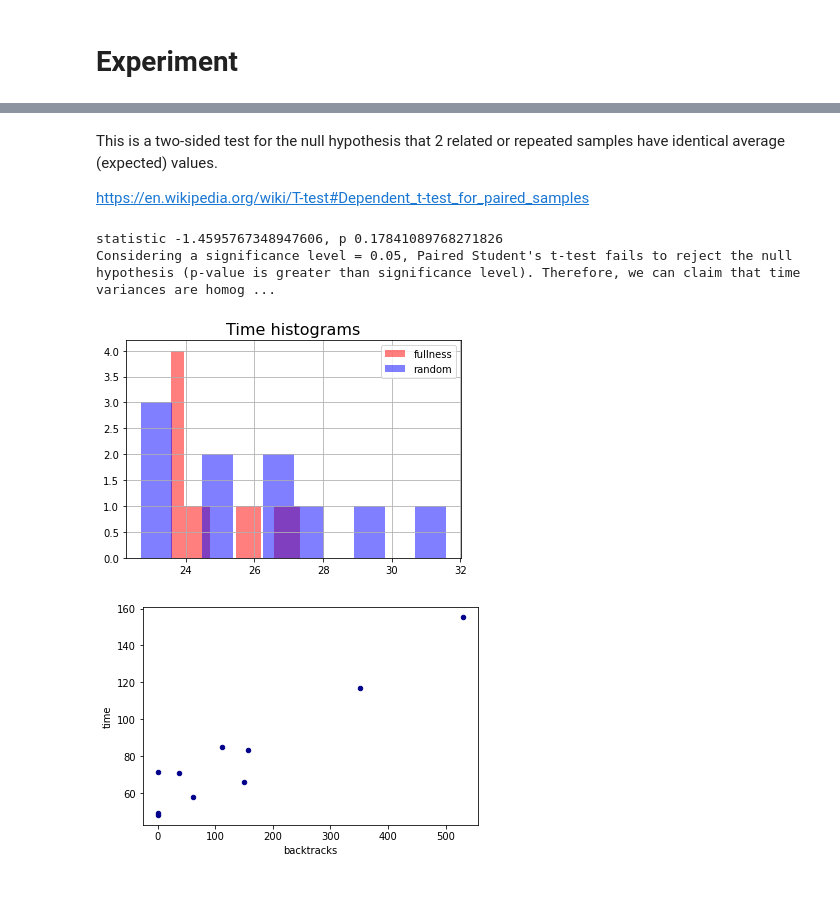
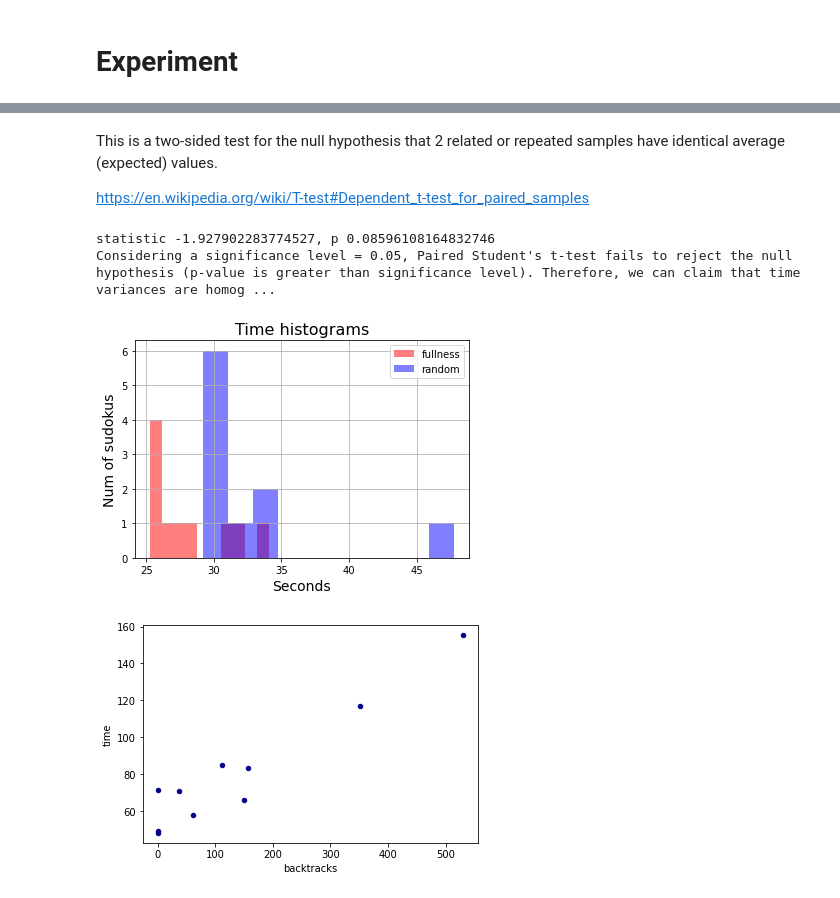
Before and after one commit to OlegBEZb/SudokuSATSolver, a Jupyter notebook: SAT_Sudoku.ipynb, the cells around one changed output, grey strips where cells are left out. Drawn from its saved outputs; the diff is of its cells as text; code cells hidden in the pictures.

```diff
--- a/SAT_Sudoku.ipynb
+++ b/SAT_Sudoku.ipynb
@@ -139,39 +114,41 @@ Was not solved in 60 seconds. Skip
-# %% [markdown]
-This is a two-sided test for the null hypothesis that 2 related or repeated samples have identical average (expected) values.
-
-https://en.wikipedia.org/wiki/T-test#Dependent_t-test_for_paired_samples
-# %%
-from scipy.stats import ttest_rel
-df1 = pd.read_csv("10_launches_size_9_fullness.csv")
-df2 = pd.read_csv("10_launches_size_9_random.csv")
-
-df1 = df1[df1['sat']]
-df2 = df2[df2['sat']]
-
-df1 = df1[df1['setup_index'].isin(df2['setup_index'])]
-df2 = df2[df2['setup_index'].isin(df1['setup_index'])]
-
-assert df1.shape == df2.shape, 'Dataframes should have the same lengths'
-
-stat, p = ttest_rel(df1['time'], df2['time'])
-print(f'statistic {stat}, p {p}')
-p_sig = 0.05
-if p > p_sig:
-    print("Considering a significance level = 0.05, Paired Student's t-test fails to reject the null hypothesis (p-value is greater than significance level). Therefore, we can claim that time variances are homogeneous/equal for both approaches")
-else:
-    print("Considering a significance level = 0.05, Paired Student's t-test rejects the null hypothesis (p-value is less or equal than significance level). Therefore, we can claim that time variances are not homogeneous/equal for both approaches")
-# %% [output]
-statistic -1.4595767348947606, p 0.17841089768271826
-Considering a significance level = 0.05, Paired Student's t-test fails to reject the null hypothesis (p-value is greater than significance level). Therefore, we can claim that time variances are homog ...
-# %%
-import matplotlib.pyplot as plt
-
-df1['time'].hist(color='r', alpha=0.5, label='fullness')
-df2['time'].hist(color='b', alpha=0.5, label='random')
-plt.title("Time histograms", fontsize=16)
-plt.legend();
-# %% [output]
-[figure, removed]
+# %% [markdown]
+This is a two-sided test for the null hypothesis that 2 related or repeated samples have identical average (expected) values.
+
+https://en.wikipedia.org/wiki/T-test#Dependent_t-test_for_paired_samples
+# %%
+from scipy.stats import ttest_rel
+df1 = pd.read_csv("10_launches_size_4_fullness.csv")
+df2 = pd.read_csv("10_launches_size_4_random.csv")
+
+df1 = df1[df1['sat']]
+df2 = df2[df2['sat']]
+
+df1 = df1[df1['setup_index'].isin(df2['setup_index'])]
+df2 = df2[df2['setup_index'].isin(df1['setup_index'])]
+
+assert df1.shape == df2.shape, 'Dataframes should have the same lengths'
+
+stat, p = ttest_rel(df1['time'], df2['time'])
+print(f'statistic {stat}, p {p}')
+p_sig = 0.05
+if p > p_sig:
+    print("Considering a significance level = 0.05, Paired Student's t-test fails to reject the null hypothesis (p-value is greater than significance level). Therefore, we can claim that time variances are homogeneous/equal for both approaches")
+else:
+    print("Considering a significance level = 0.05, Paired Student's t-test rejects the null hypothesis (p-value is less or equal than significance level). Therefore, we can claim that time variances are not homogeneous/equal for both approaches")
+# %% [output]
+statistic -1.927902283774527, p 0.08596108164832746
+Considering a significance level = 0.05, Paired Student's t-test fails to reject the null hypothesis (p-value is greater than significance level). Therefore, we can claim that time variances are homog ...
+# %%
+import matplotlib.pyplot as plt
+
+df1['time'].hist(color='r', alpha=0.5, label='fullness')
+df2['time'].hist(color='b', alpha=0.5, label='random')
+plt.title("Time histograms", fontsize=16)
+plt.xlabel('Seconds', fontsize=14)
+plt.ylabel('Num of sudokus', fontsize=14)
+plt.legend();
+# %% [output]
+[figure, added]
 # %%
 ## Experiment takes number of runs. In each run a number of sudoku's is solved. The average backtracks and time of solving the sudoku's
 ## is stored. Eventually, the average for every run is stored in d.
```
Also changed, not shown: parts of 7 cells of this notebook, 4 other files.
